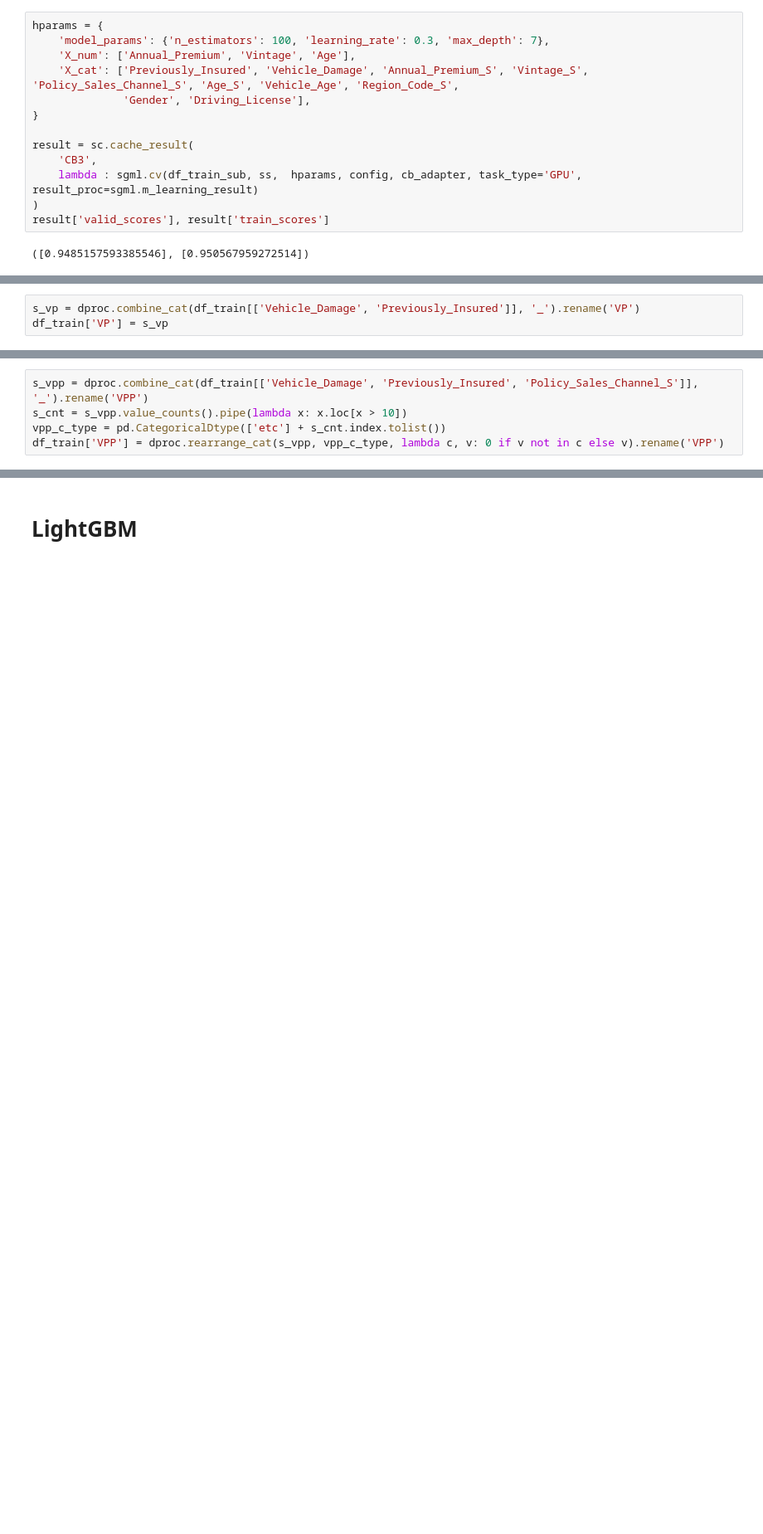
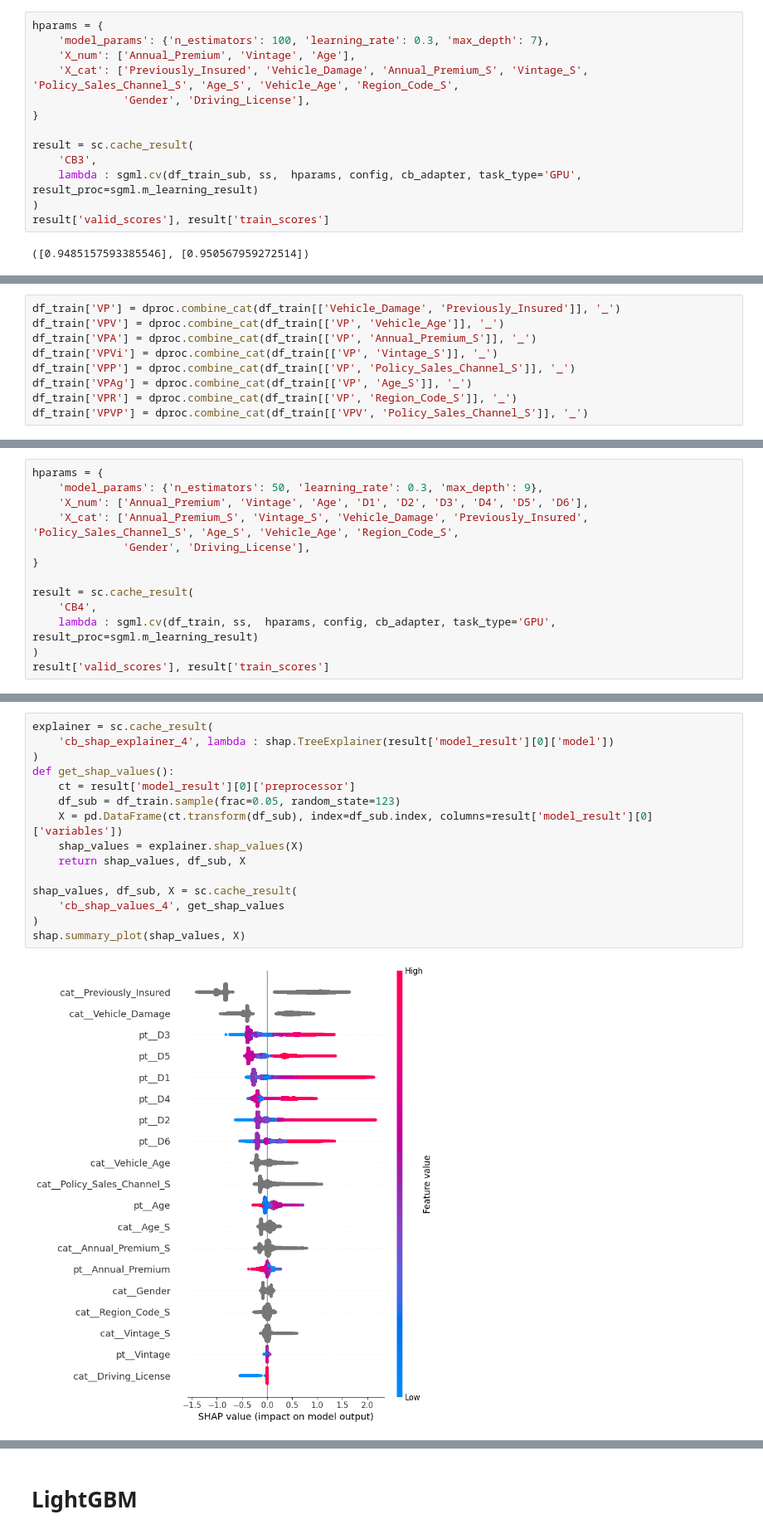
Before and after one commit to sunkusun9/sunkusun9, a Jupyter notebook: kaggle/PGS4_ep7/1. data_wrangling.ipynb, the cells around one changed output, grey strips where cells are left out. Shown at 83% size. Cells and saved outputs as stored; diff of their text form; blank space fills up the shorter version.

```diff
--- a/kaggle/PGS4_ep7/1. data_wrangling.ipynb
+++ b/kaggle/PGS4_ep7/1. data_wrangling.ipynb
@@ -738,3 +731,0 @@ result['valid_scores'], result['train_scores']
-# %%
-s_vp = dproc.combine_cat(df_train[['Vehicle_Damage', 'Previously_Insured']], '_').rename('VP')
-df_train['VP'] = s_vp
@@ -808,5 +731,0 @@ plt.show()
-# %%
-s_vpp = dproc.combine_cat(df_train[['Vehicle_Damage', 'Previously_Insured', 'Policy_Sales_Channel_S']], '_').rename('VPP')
-s_cnt = s_vpp.value_counts().pipe(lambda x: x.loc[x > 10])
-vpp_c_type = pd.CategoricalDtype(['etc'] + s_cnt.index.tolist())
-df_train['VPP'] = dproc.rearrange_cat(s_vpp, vpp_c_type, lambda c, v: 0 if v not in c else v).rename('VPP')
@@ -894,0 +744,9 @@ result['valid_scores'], result['train_scores']
+# %%
+df_train['VP'] = dproc.combine_cat(df_train[['Vehicle_Damage', 'Previously_Insured']], '_')
+df_train['VPV'] = dproc.combine_cat(df_train[['VP', 'Vehicle_Age']], '_')
+df_train['VPA'] = dproc.combine_cat(df_train[['VP', 'Annual_Premium_S']], '_')
+df_train['VPVi'] = dproc.combine_cat(df_train[['VP', 'Vintage_S']], '_')
+df_train['VPP'] = dproc.combine_cat(df_train[['VP', 'Policy_Sales_Channel_S']], '_')
+df_train['VPAg'] = dproc.combine_cat(df_train[['VP', 'Age_S']], '_')
+df_train['VPR'] = dproc.combine_cat(df_train[['VP', 'Region_Code_S']], '_')
+df_train['VPVP'] = dproc.combine_cat(df_train[['VPV', 'Policy_Sales_Channel_S']], '_')
@@ -894,0 +794,13 @@ result['valid_scores'], result['train_scores']
+# %%
+hparams = {
+    'model_params': {'n_estimators': 50, 'learning_rate': 0.3, 'max_depth': 9},
+    'X_num': ['Annual_Premium', 'Vintage', 'Age', 'D1', 'D2', 'D3', 'D4', 'D5', 'D6'],
+    'X_cat': ['Annual_Premium_S', 'Vintage_S', 'Vehicle_Damage', 'Previously_Insured', 'Policy_Sales_Channel_S', 'Age_S', 'Vehicle_Age', 'Region_Code_S',
+              'Gender', 'Driving_License'],
+}
+
+result = sc.cache_result(
+    'CB4',
+    lambda : sgml.cv(df_train, ss,  hparams, config, cb_adapter, task_type='GPU', result_proc=sgml.m_learning_result)
+)
+result['valid_scores'], result['train_scores']
@@ -894,0 +830,17 @@ result['valid_scores'], result['train_scores']
+# %%
+explainer = sc.cache_result(
+    'cb_shap_explainer_4', lambda : shap.TreeExplainer(result['model_result'][0]['model'])
+)
+def get_shap_values():
+    ct = result['model_result'][0]['preprocessor']
+    df_sub = df_train.sample(frac=0.05, random_state=123)
+    X = pd.DataFrame(ct.transform(df_sub), index=df_sub.index, columns=result['model_result'][0]['variables'])
+    shap_values = explainer.shap_values(X)
+    return shap_values, df_sub, X
+
+shap_values, df_sub, X = sc.cache_result(
+    'cb_shap_values_4', get_shap_values
+)
+shap.summary_plot(shap_values, X)
+# %% [output]
+[figure, added]
```
Also changed, not shown: parts of 34 cells of this notebook, 1 other file.
